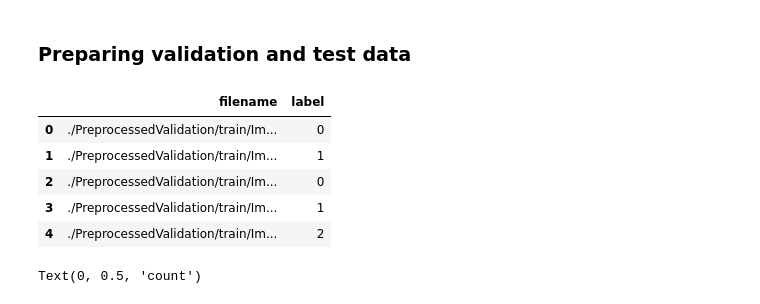
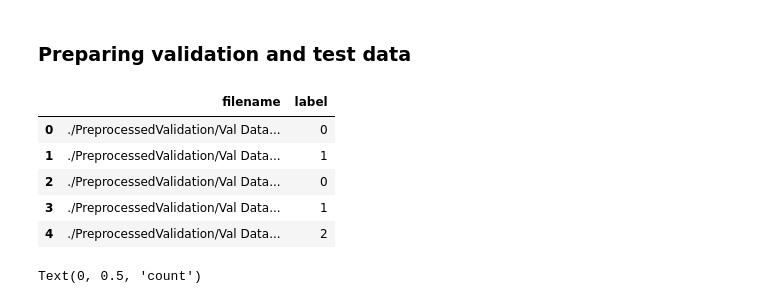
Before and after one commit to aliirtazas/knee-osteoarthritis-deep-learning, a Jupyter notebook: model.ipynb, the cells around one changed output. Saved outputs shown, nothing was run; the diff lists cells and outputs as text; code cells hidden in the pictures.

```diff
--- a/model.ipynb
+++ b/model.ipynb
@@ -81,17 +81,17 @@ Found 9786 validated image filenames.
 # %%
 compi_root_path= "./PreprocessedValidation/"
 df_val_compi = pd.read_csv(compi_root_path + "Train.csv")
 
 # add absolute path to the image names
-df_val_compi["filename"] = df_val_compi.filename.apply(lambda x: compi_root_path+"train/" + x)
+df_val_compi["filename"] = df_val_compi.filename.apply(lambda x: compi_root_path+"Val Data/" + x)
 df_val_compi.head()
 # %% [output]
 |  | filename | label |
-| 0 | ./PreprocessedValidation/train/Im... | 0 |
-| 1 | ./PreprocessedValidation/train/Im... | 1 |
-| 2 | ./PreprocessedValidation/train/Im... | 0 |
-| 3 | ./PreprocessedValidation/train/Im... | 1 |
-| 4 | ./PreprocessedValidation/train/Im... | 2 |
+| 0 | ./PreprocessedValidation/Val Data... | 0 |
+| 1 | ./PreprocessedValidation/Val Data... | 1 |
+| 2 | ./PreprocessedValidation/Val Data... | 0 |
+| 3 | ./PreprocessedValidation/Val Data... | 1 |
+| 4 | ./PreprocessedValidation/Val Data... | 2 |
 # %%
 df_val_compi.label.value_counts().plot.bar()
 plt.xlabel("label")
```
Also changed, not shown: parts of 16 cells of this notebook, 1 other file.
